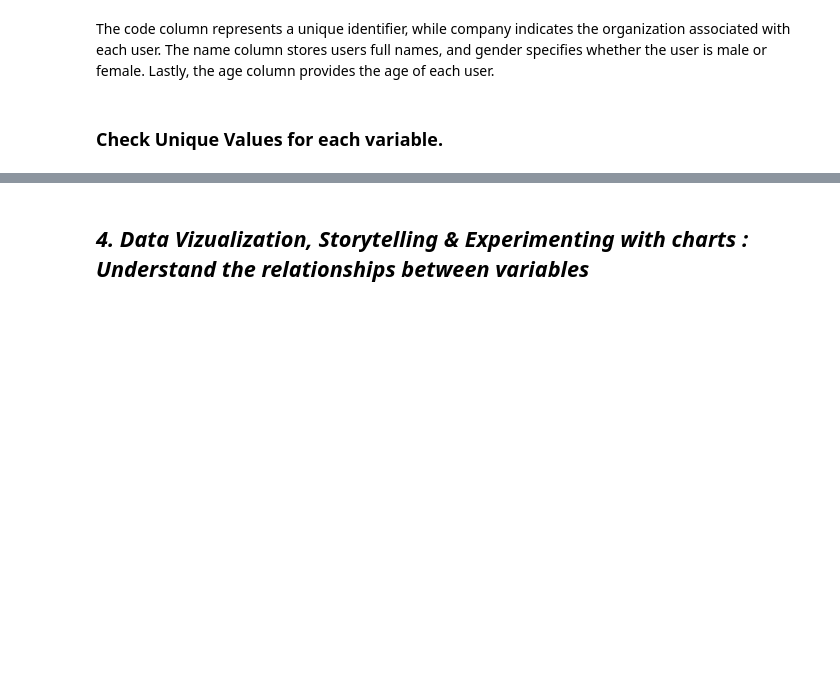
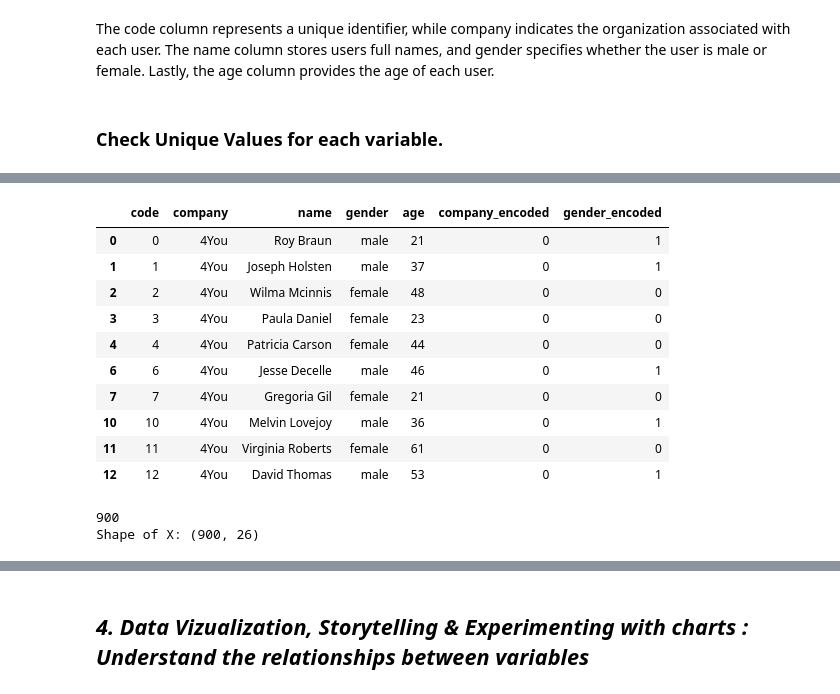
Before and after one commit to Ayushx29/Voyage-Analytics-Integrating-MLOps-in-Travel-Productionization-of-ML-Systems, a Jupyter notebook: Gender_Classification.ipynb, the cells around one changed output, grey strips where cells are left out. Drawn from its saved outputs; the diff is of its cells as text; code cells hidden in the pictures; blank space fills up the shorter version.

```diff
--- a/Gender_Classification.ipynb
+++ b/Gender_Classification.ipynb
@@ -169,0 +325,21 @@ users_df.nunique()
+# %%
+users_df1=users_df[(users_df['gender']=='male') | (users_df['gender']=='female') ]
+# %%
+label_encoder = LabelEncoder()
+
+users_df1['company_encoded'] = label_encoder.fit_transform(users_df1['company'])
+users_df1['gender_encoded'] = label_encoder.fit_transform(users_df1['gender'])
+# %%
+users_df1.head(10)
+# %% [output]
+|  | code | company | name | gender | age | company_encoded | gender_encoded |
+| 0 | 0 | 4You | Roy Braun | male | 21 | 0 | 1 |
+| 1 | 1 | 4You | Joseph Holsten | male | 37 | 0 | 1 |
+| 2 | 2 | 4You | Wilma Mcinnis | female | 48 | 0 | 0 |
+| 3 | 3 | 4You | Paula Daniel | female | 23 | 0 | 0 |
+| 4 | 4 | 4You | Patricia Carson | female | 44 | 0 | 0 |
+| 6 | 6 | 4You | Jesse Decelle | male | 46 | 0 | 1 |
+| 7 | 7 | 4You | Gregoria Gil | female | 21 | 0 | 0 |
+| 10 | 10 | 4You | Melvin Lovejoy | male | 36 | 0 | 1 |
+| 11 | 11 | 4You | Virginia Roberts | female | 61 | 0 | 0 |
+| 12 | 12 | 4You | David Thomas | male | 53 | 0 | 1 |
@@ -169,0 +387,6 @@ users_df.nunique()
+# %%
+print(len(text_embeddings))
+print("Shape of X:", X.shape)
+# %% [output]
+900
+Shape of X: (900, 26)
```
Also changed, not shown: parts of 24 cells of this notebook.
